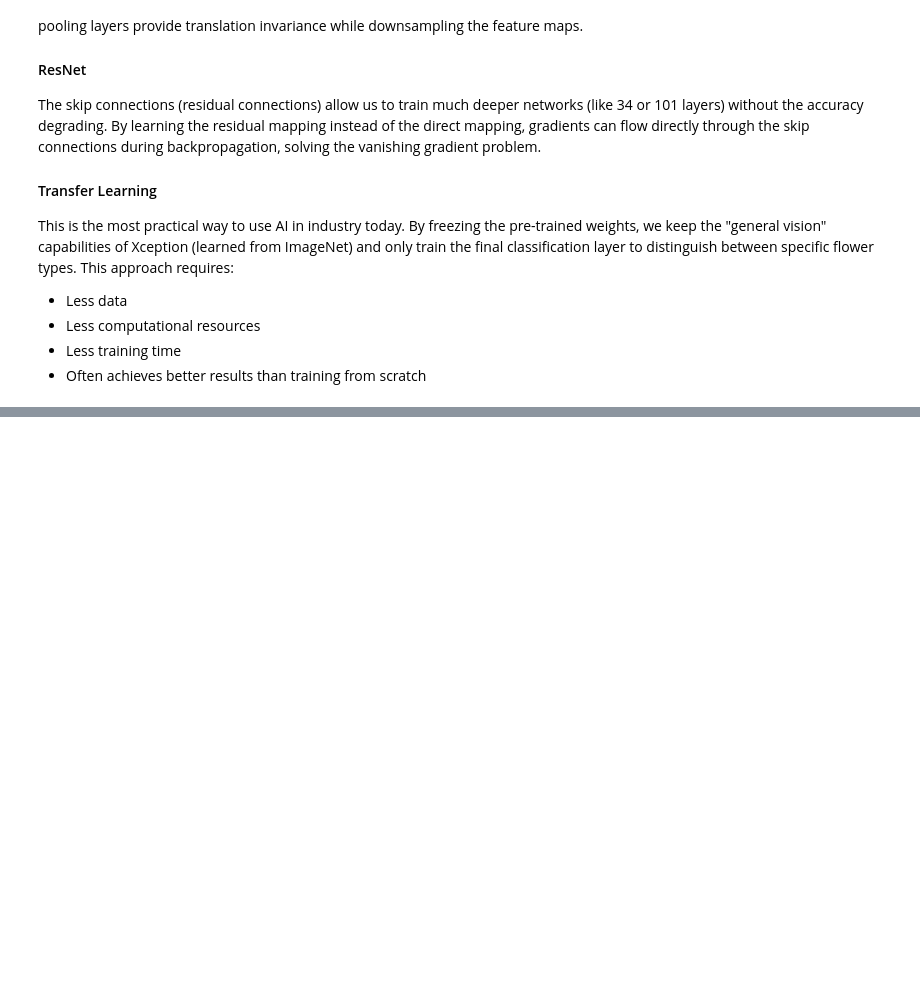
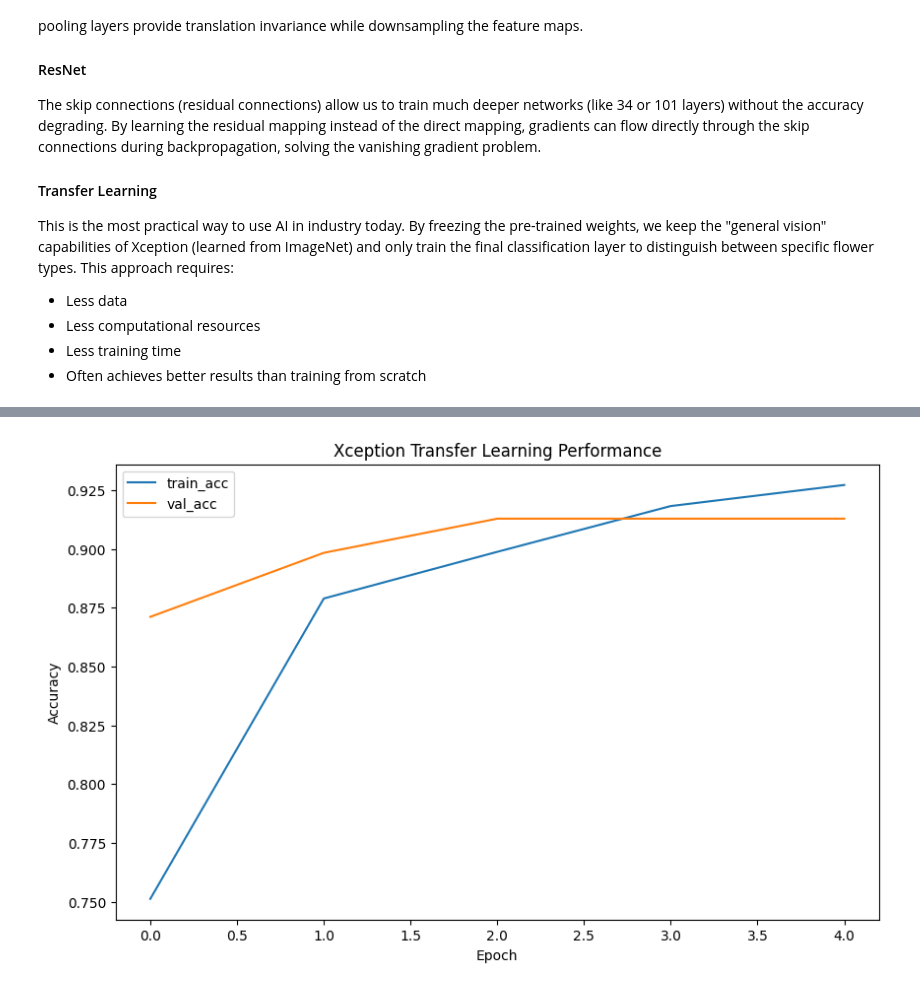
Before and after one commit to MaryWagura/DIL700, a Jupyter notebook: lab5.ipynb, the cells around one changed output, grey strips where cells are left out. Cells and saved outputs as stored; diff of their text form; code cells hidden in the pictures; blank space fills up the shorter version.

```diff
--- a/lab5.ipynb
+++ b/lab5.ipynb
@@ -193,13 +193,20 @@ import tensorflow_datasets as tfds
                                                   as_supervised=True, with_info=True)
 
 # 2. Pre-process (Xception expects 299x299)
+# Updated Section 2 to be more "stable"
 def preprocess(image, label):
     resized_image = tf.image.resize(image, [299, 299])
     final_image = keras.applications.xception.preprocess_input(resized_image)
     return final_image, label
 
-train_set = train_set.shuffle(1000).map(preprocess).batch(32).prefetch(1)
-valid_set = valid_set.map(preprocess).batch(32).prefetch(1)
+# USE AUTOTUNE: This lets TF decide how many threads to use automatically
+AUTOTUNE = tf.data.AUTOTUNE
+
+train_set = train_set.shuffle(1000).map(preprocess, num_parallel_calls=AUTOTUNE)
+train_set = train_set.batch(32).prefetch(AUTOTUNE)
+
+valid_set = valid_set.map(preprocess, num_parallel_calls=AUTOTUNE)
+valid_set = valid_set.batch(32).prefetch(AUTOTUNE)
 
 # 3. Create Model using Pre-trained Xception
 base_model = keras.applications.xception.Xception(weights="imagenet", include_top=False)
@@ -211,7 +218,28 @@ model_transfer = keras.Model(inputs=base_model.input, outputs=output)
 for layer in base_model.layers:
     layer.trainable = False
 
-# 5. Train
-model_transfer.compile(loss="sparse_categorical_crossentropy", optimizer="nadam", metrics=["accuracy"])
-model_transfer.fit(train_set, epochs=5, validation_data=valid_set)
+# --- 5. Train (REVISED) ---
+model_transfer.compile(loss="sparse_categorical_crossentropy",
+                      optimizer="nadam",
+                      metrics=["accuracy"])
+
+# Catch the output in the 'history' variable
+history = model_transfer.fit(train_set,
+                             epochs=5,
+                             validation_data=valid_set)
+
+# --- 6. Evaluate on the Test Set ---
+test_set_processed = test_set.map(preprocess).batch(32).prefetch(AUTOTUNE)
+test_loss, test_acc = model_transfer.evaluate(test_set_processed)
+print(f"\nTest Accuracy: {test_acc:.4f}")
+
+# --- 7. Plotting (Now history is defined!) ---
+plt.figure(figsize=(10, 6))
+plt.plot(history.history['accuracy'], label='train_acc')
+plt.plot(history.history['val_accuracy'], label='val_acc')
+plt.title('Xception Transfer Learning Performance')
+plt.ylabel('Accuracy')
+plt.xlabel('Epoch')
+plt.legend()
+plt.show()
 # %% [output]
@@ -224,0 +259 @@ Epoch 1/5
+[figure, added]
```
Also changed, not shown: parts of 1 cell of this notebook.
